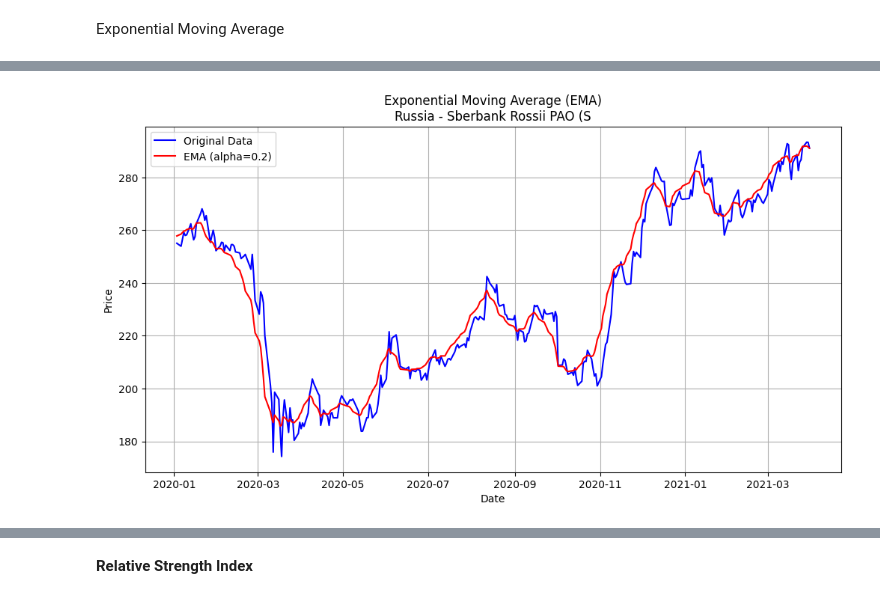
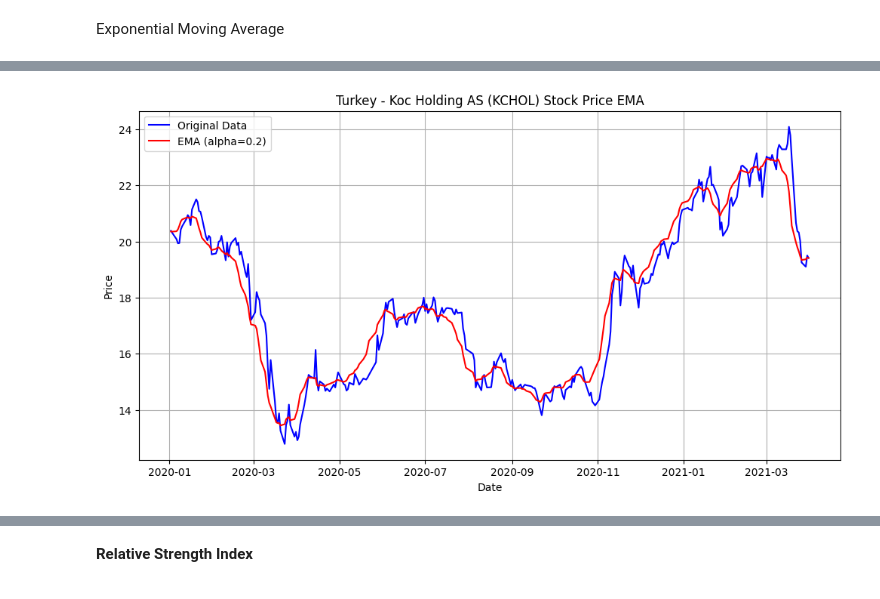
Before and after one commit to Wnjoki/ewcefOAeo7tEyNDX-ValueInvesto, a Jupyter notebook: ValueInvestor.ipynb, the cells around one changed output, grey strips where cells are left out. Saved outputs shown, nothing was run; the diff lists cells and outputs as text; code cells hidden in the pictures.

```diff
--- a/ValueInvestor.ipynb
+++ b/ValueInvestor.ipynb
@@ -47,6 +49,6 @@ for company in Comp_names:
     dataframes.append(df)  # Append the dataframe to the list
 
 
-# Combine all dataframes into a single dataframe
-combined_df = pd.concat(dataframes[:2], ignore_index=True)
+# Combine the dataframes into a single dataframe and get the first two
+df = pd.concat(dataframes[:2], ignore_index=True)
 # %%
@@ -135,9 +139,9 @@ def volume_conversion(vol):
     else:
         return float(vol)
 
-combined_df['Vol.'] = combined_df['Vol.'].astype(str).apply(volume_conversion)
+df['Vol.'] = df['Vol.'].astype(str).apply(volume_conversion)
 
-combined_df['Vol.']
+df['Vol.']
 # %% [output]
 0      47000000.0
 1      38810000.0
@@ -154,8 +158,8 @@ Name: Vol., Length: 626, dtype: float64
 # %%
 # Convert 'Change %' to a float
 # (remove the '%' sign and divide by 100)
-combined_df['Change '] = combined_df['Change %'].astype(str).str.rstrip('%').astype('float')/ 100.0
-combined_df['Change ']
+df['Change'] = df['Change %'].astype(str).str.rstrip('%').astype('float')/ 100.0
+df['Change']
 # %% [output]
 0     -0.000076
 1     -0.000002
@@ -254,5 +241,9 @@ def preprocess_data(data):
 # %% [markdown]
 #Feature Engineering
+# %%
+#Drop columns that are not relevant
+colns=['Open','High',	'Low',	'Vol.', 'Change %','Change']
+df = df.drop(columns=colns)
 # %% [markdown]
 **Moving averages**
 
@@ -377,19 +363,17 @@ Exponential Moving Average
 # %%
 alpha = 0.2
-combined_df['EMA'] = combined_df['Price'].ewm(alpha=alpha, adjust=False).mean()
+KCHOL_data['EMA'] = KCHOL_data['Price'].ewm(alpha=alpha, adjust=False).mean()
 
-# Select a specific company for visualization
-company_df = combined_df[combined_df['Company'] == selected_company]
 
 # Create a plot to visualize the original data and the EMA
 plt.figure(figsize=(12, 6))
-plt.plot(company_df['Date'], company_df['Price'], label='Original Data', color='blue')
-plt.plot(company_df['Date'], company_df['EMA'], label=f'EMA (alpha={alpha})', color='red')
-plt.title('Exponential Moving Average (EMA)''\n'+selected_company)
+plt.plot(KCHOL_data['Date'], KCHOL_data['Price'], label='Original Data', color='blue')
+plt.plot(KCHOL_data['Date'], KCHOL_data['EMA'], label=f'EMA (alpha={alpha})', color='red')
+plt.title('Turkey - Koc Holding AS (KCHOL) Stock Price EMA')
 plt.xlabel('Date')
 plt.ylabel('Price')
 plt.legend()
 plt.grid(True)
 plt.show()
 # %% [output]
-[figure, old version]
+[figure, new version]
```
Also changed, not shown: parts of 53 cells of this notebook.
